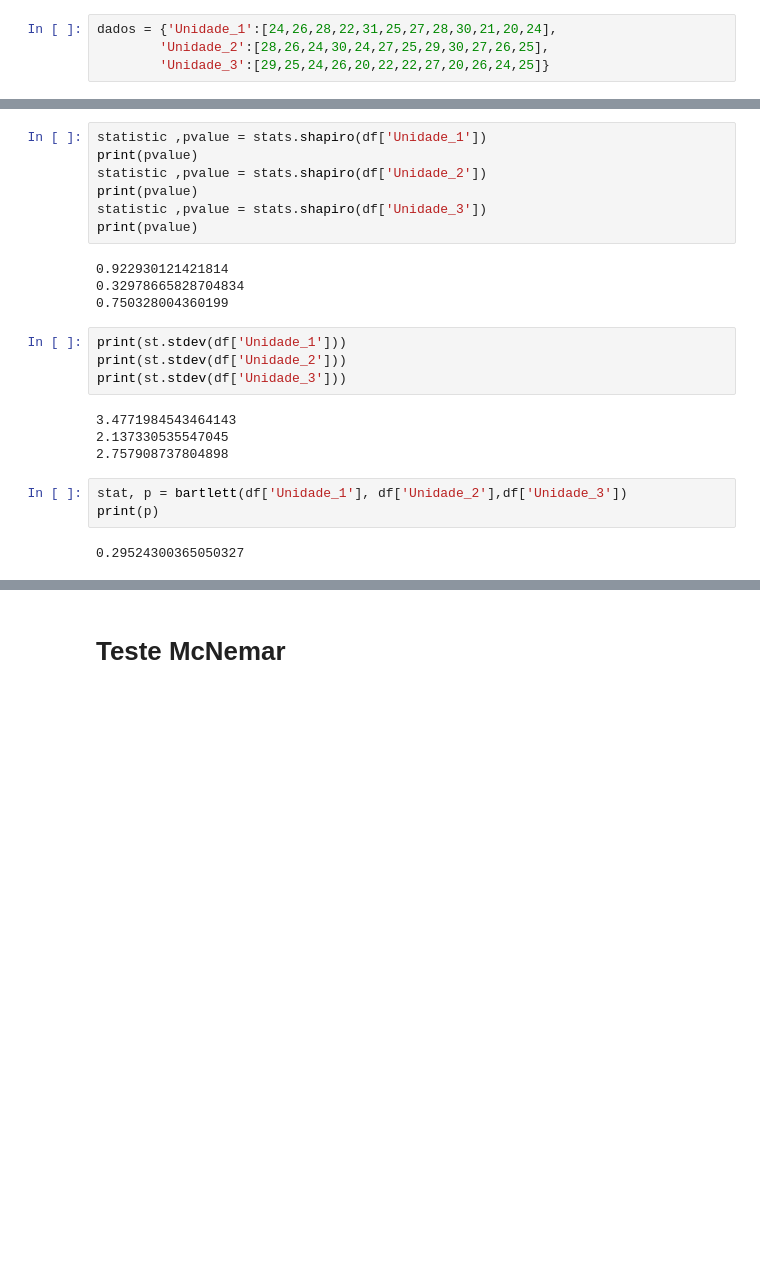
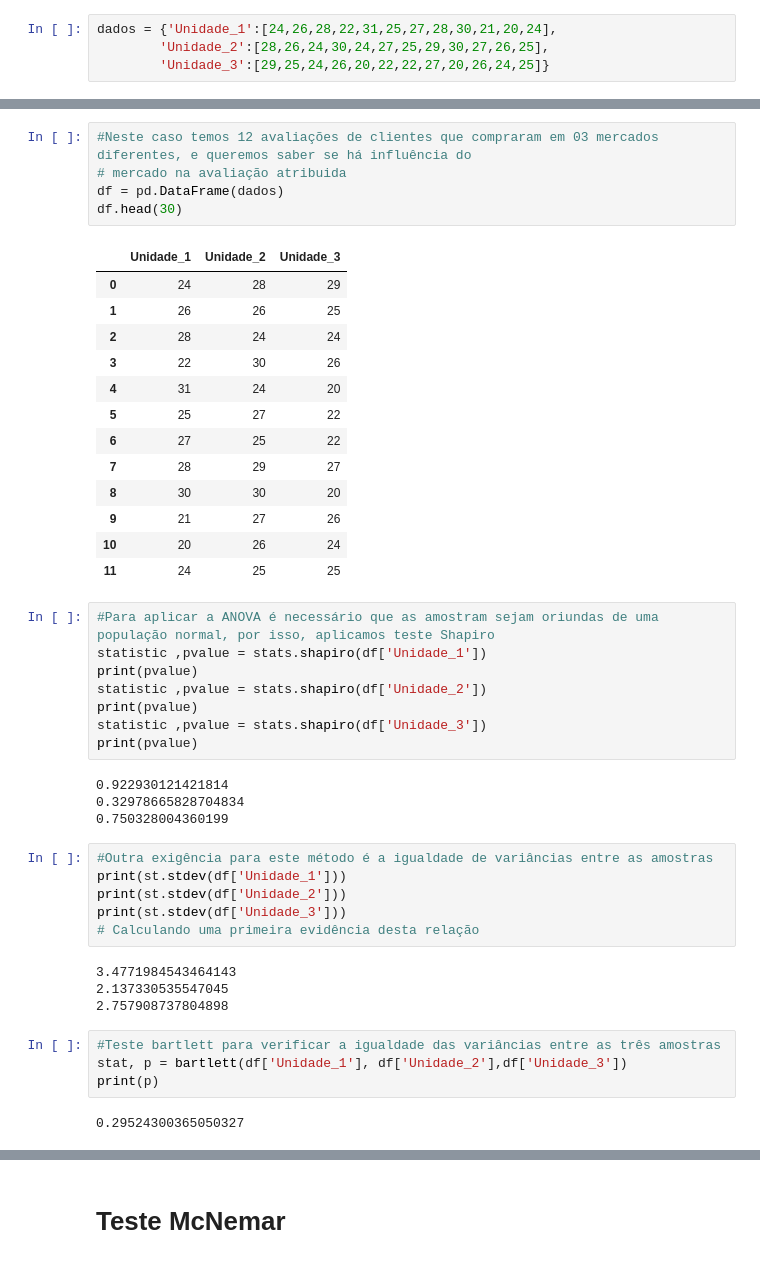
Before and after one commit to GCabral95/Estatistica, a Jupyter notebook: Teste de Hipótese - Duas Amostras.ipynb, the cells around one changed output, grey strips where cells are left out. Cells and saved outputs as stored; diff of their text form; blank space fills up the shorter version.

```diff
--- a/Teste de Hipótese - Duas Amostras.ipynb
+++ b/Teste de Hipótese - Duas Amostras.ipynb
@@ -138,4 +163,24 @@ df.head()
+# %%
+#Neste caso temos 12 avaliações de clientes que compraram em 03 mercados diferentes, e queremos saber se há influência do
+# mercado na avaliação atribuida
+df = pd.DataFrame(dados)
+df.head(30)
+# %% [output]
+|  | Unidade_1 | Unidade_2 | Unidade_3 |
+| 0 | 24 | 28 | 29 |
+| 1 | 26 | 26 | 25 |
+| 2 | 28 | 24 | 24 |
+| 3 | 22 | 30 | 26 |
+| 4 | 31 | 24 | 20 |
+| 5 | 25 | 27 | 22 |
+| 6 | 27 | 25 | 22 |
+| 7 | 28 | 29 | 27 |
+| 8 | 30 | 30 | 20 |
+| 9 | 21 | 27 | 26 |
+| 10 | 20 | 26 | 24 |
+| 11 | 24 | 25 | 25 |
 # %%
+#Para aplicar a ANOVA é necessário que as amostram sejam oriundas de uma população normal, por isso, aplicamos teste Shapiro
 statistic ,pvalue = stats.shapiro(df['Unidade_1'])
 print(pvalue)
 statistic ,pvalue = stats.shapiro(df['Unidade_2'])
@@ -147,14 +192,17 @@ print(pvalue)
 0.32978665828704834
 0.750328004360199
 # %%
+#Outra exigência para este método é a igualdade de variâncias entre as amostras
 print(st.stdev(df['Unidade_1']))
 print(st.stdev(df['Unidade_2']))
 print(st.stdev(df['Unidade_3']))
+# Calculando uma primeira evidência desta relação
 # %% [output]
 3.4771984543464143
 2.137330535547045
 2.757908737804898
 # %%
+#Teste bartlett para verificar a igualdade das variâncias entre as três amostras
 stat, p = bartlett(df['Unidade_1'], df['Unidade_2'],df['Unidade_3'])
 print(p)
 # %% [output]
```
Also changed, not shown: parts of 49 cells of this notebook.
